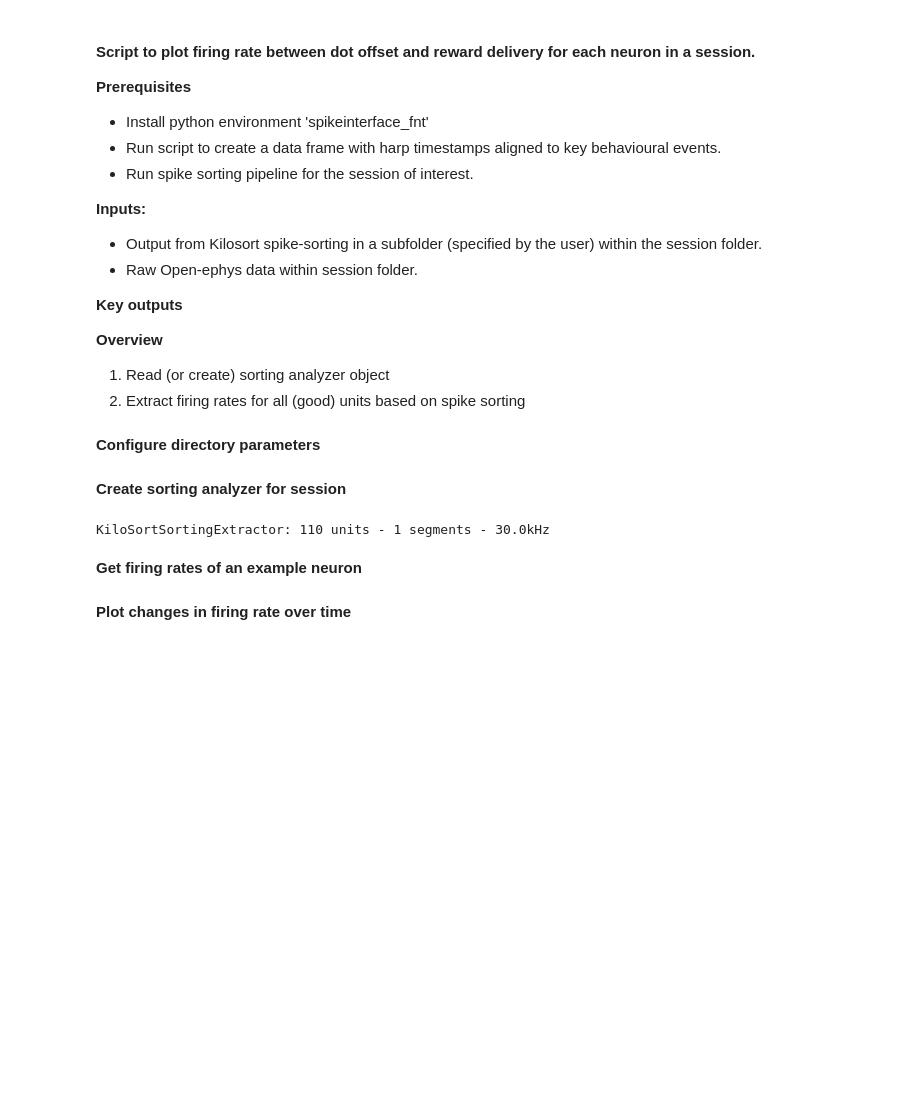
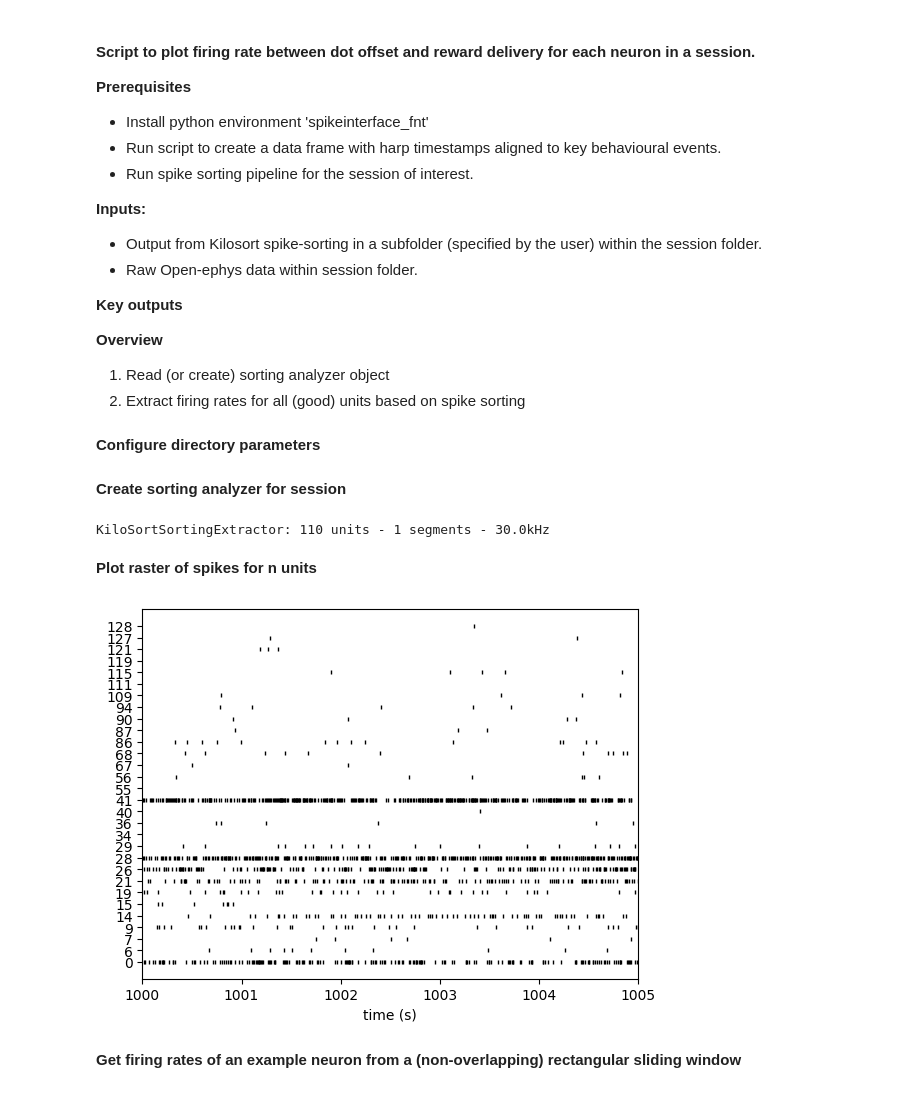
Before and after one commit to m-lockwood/sjlab, a Jupyter notebook: Python/spikeinterface/plot_firing_rates.ipynb, the cells around one changed output. Cells and saved outputs as stored; diff of their text form; code cells hidden in the pictures; blank space fills up the shorter version.

```diff
--- a/Python/spikeinterface/plot_firing_rates.ipynb
+++ b/Python/spikeinterface/plot_firing_rates.ipynb
@@ -49,8 +46,8 @@ import spikeinterface.extractors as se
 kilosort_folder = os.path.join(session_folder, kilosort_subfolder, 'sorter_output')
 
 # Get output from spike sorting using Kilosort, keeping only good units (according to Kilosort's criteria)
-sorting_KS = se.read_kilosort(folder_path=kilosort_folder,keep_good_only=True)
-print(sorting_KS)
+sorting = se.read_kilosort(folder_path=kilosort_folder,keep_good_only=True)
+print(sorting)
 
 # Get path to Open-Ephys Record Node within session folder
 matching_files = glob.glob(os.path.join(session_folder, '**', 'settings.xml'), recursive=True)
@@ -67,8 +64,20 @@ else:
 recording = se.read_openephys(folder_path=path_to_recording, stream_name = 'Record Node 102#Neuropix-PXI-100.ProbeA')
 
 # Create sorting analyzer
-sorting_analyzer = sc.create_sorting_analyzer(sorting_KS, recording)
+sorting_analyzer = sc.create_sorting_analyzer(sorting, recording)
 # %% [output]
 KiloSortSortingExtractor: 110 units - 1 segments - 30.0kHz
+# %% [markdown]
+**Plot raster of spikes for n units**
+# %%
+import spikeinterface.widgets as sw
+
+n=30
+unit_ids = sorting.get_unit_ids()
+
+# Plot rasters for first n units in unit_ids
+w_rs = sw.plot_rasters(sorting, time_range=(1000, 1005), unit_ids=unit_ids[:n])
+# %% [output]
+[figure, added]
 # %% [markdown]
-**Get firing rates of an example neuron**
+**Get firing rates of an example neuron from a (non-overlapping) rectangular sliding window**
@@ -118,2 +83,0 @@ firing_rate = calculate_firing_rate_over_time(spike_times, window_size, step_siz
-# %% [markdown]
-**Plot changes in firing rate over time**
```
Also changed, not shown: parts of 6 cells of this notebook.
